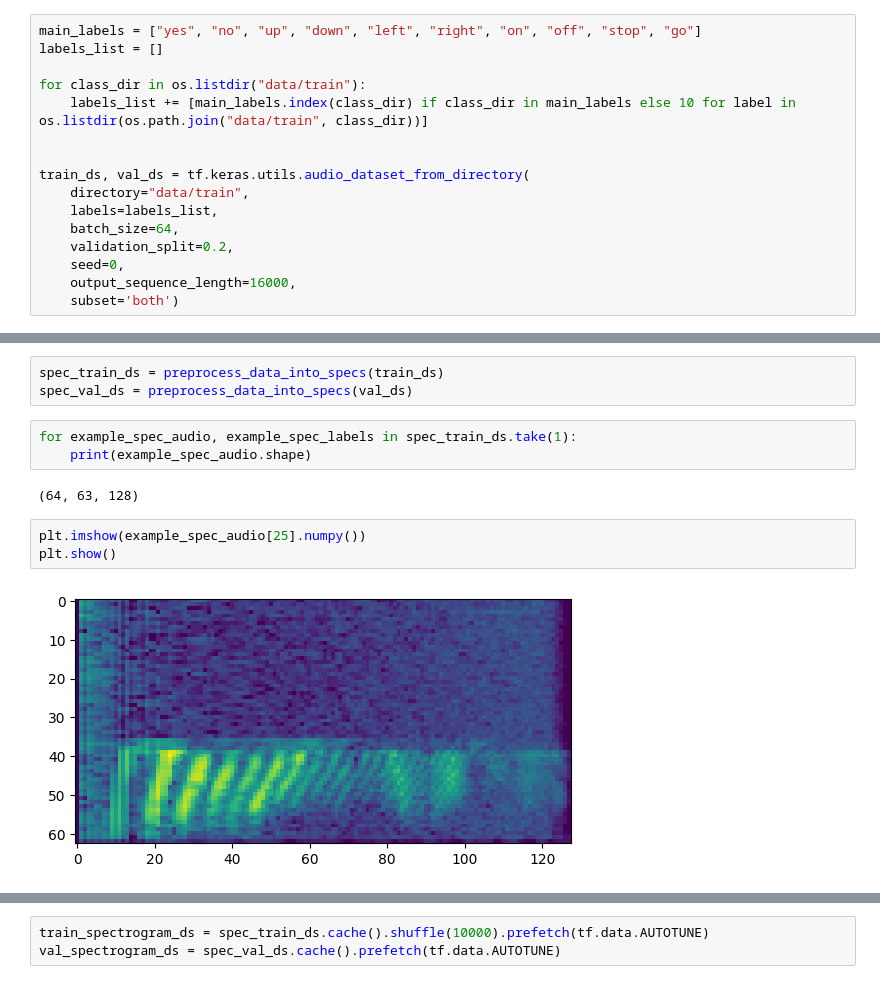
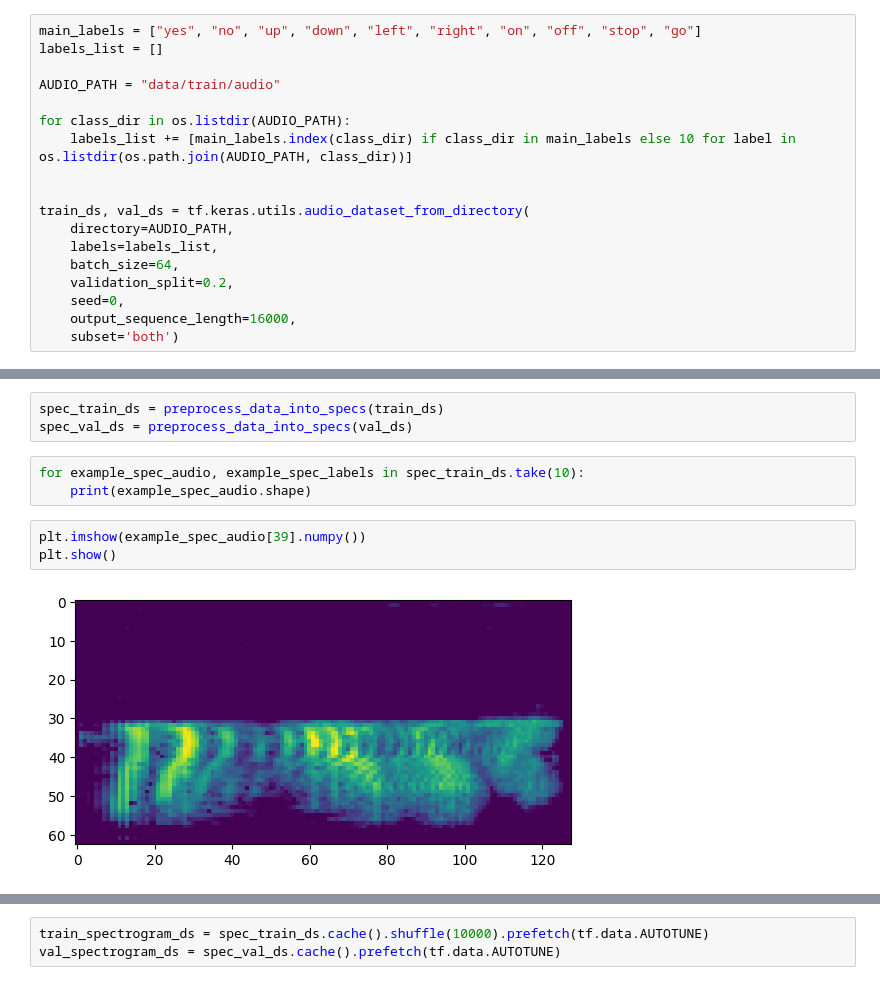
Before and after one commit to izabelatelejko/2024L-Deep-Learning-P2-Transformers, a Jupyter notebook: Project_2.ipynb, the cells around one changed output, grey strips where cells are left out. Drawn from its saved outputs; the diff is of its cells as text.

```diff
--- a/Project_2.ipynb
+++ b/Project_2.ipynb
@@ -11,12 +11,14 @@ from tensorflow.keras.layers import LSTM, Dense, Dropout, Bidirectional
 main_labels = ["yes", "no", "up", "down", "left", "right", "on", "off", "stop", "go"]
 labels_list = []
 
-for class_dir in os.listdir("data/train"):
-    labels_list += [main_labels.index(class_dir) if class_dir in main_labels else 10 for label in os.listdir(os.path.join("data/train", class_dir))]
+AUDIO_PATH = "data/train/audio"
+
+for class_dir in os.listdir(AUDIO_PATH):
+    labels_list += [main_labels.index(class_dir) if class_dir in main_labels else 10 for label in os.listdir(os.path.join(AUDIO_PATH, class_dir))]
 
 
 train_ds, val_ds = tf.keras.utils.audio_dataset_from_directory(
-    directory="data/train",
+    directory=AUDIO_PATH,
     labels=labels_list,
     batch_size=64,
     validation_split=0.2,
@@ -66,15 +83,13 @@ def preprocess_data_into_specs(ds):
 spec_train_ds = preprocess_data_into_specs(train_ds)
 spec_val_ds = preprocess_data_into_specs(val_ds)
 # %%
-for example_spec_audio, example_spec_labels in spec_train_ds.take(1):
+for example_spec_audio, example_spec_labels in spec_train_ds.take(10):
     print(example_spec_audio.shape)
-# %% [output]
-(64, 63, 128)
 # %%
-plt.imshow(example_spec_audio[25].numpy())
+plt.imshow(example_spec_audio[39].numpy())
 plt.show()
 # %% [output]
-[figure, old version]
+[figure, new version]
 # %%
 input_shape=(63,128)
 model = tf.keras.Sequential()
```
Also changed, not shown: parts of 2 cells of this notebook.
